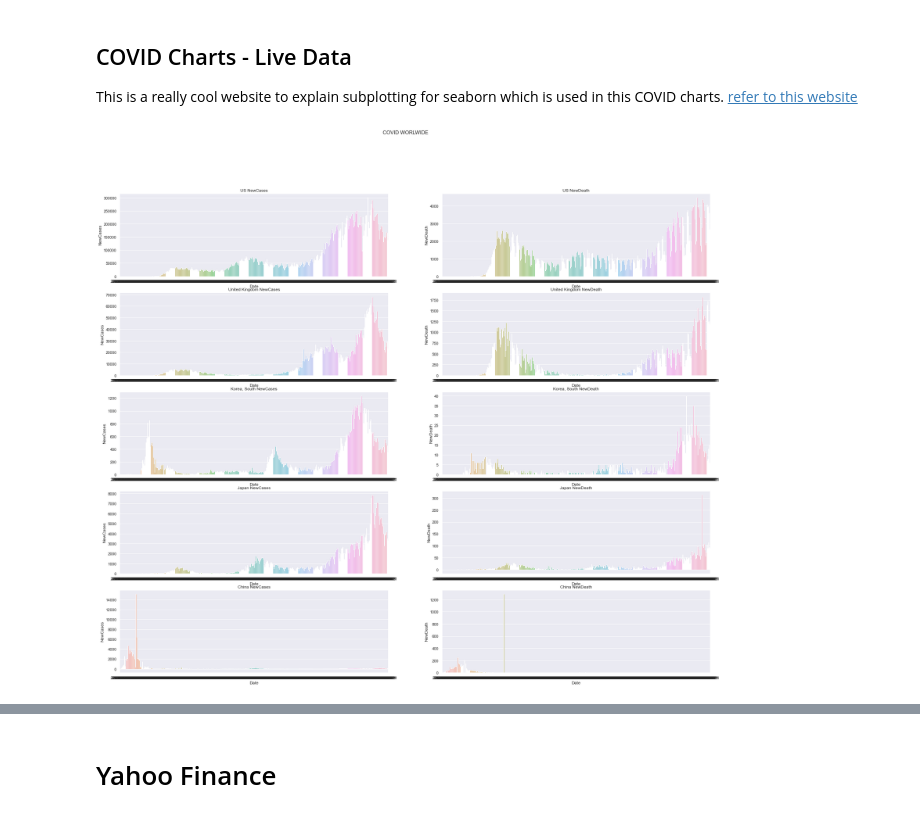
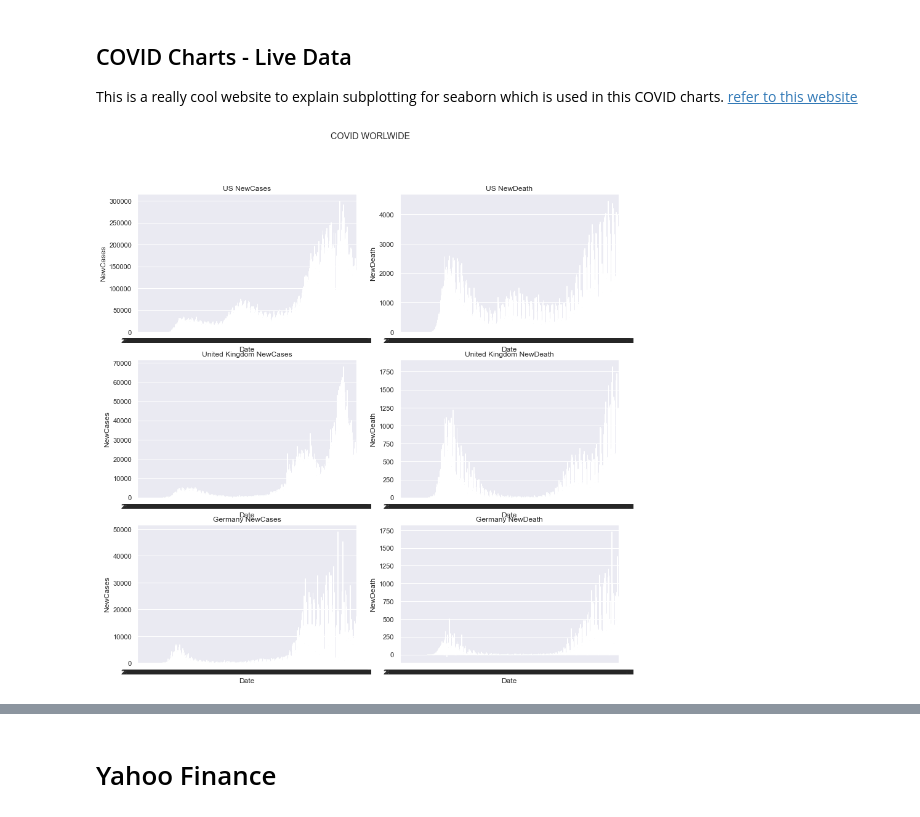
Before and after one commit to RonnyCh/mydsbook, a Jupyter notebook: myBook.ipynb, the cells around one changed output, grey strips where cells are left out. Cells and saved outputs as stored; diff of their text form; code cells hidden in the pictures.

```diff
--- a/myBook.ipynb
+++ b/myBook.ipynb
@@ -1865,30 +1954,31 @@ df_covid['Date'] = pd.to_datetime(df_covid['Date'])
 # %%
 import matplotlib.pyplot as plt
 import seaborn as sns
 
 start_date = '2020-01-01'
 
-country = ['US','United Kingdom','Korea, South','Japan','China']
+country = ['US','United Kingdom','Germany']
+#country = ['US','United Kingdom']
 columns = ['NewCases','NewDeath']
 
-fig, axes = plt.subplots(len(country), len(columns), figsize=(30,25))
+fig, axes = plt.subplots(len(country), len(columns), figsize=(14,14))
 fig.suptitle('COVID WORLWIDE')
 
 for i,d in enumerate(country):
     for n,k in enumerate(columns):
         axes[i,n].set(title=d + ' ' + k)
 
         Country = df_covid[(df_covid['Date']>start_date) & (df_covid['Country']==d)].groupby(['Date','Country']).sum()
         Country.reset_index(inplace=True)
         Country = Country.sort_values(['Date'],ascending=True)     # sort values for cal purpose later on, use ascending otherwise you get negative numbers
         Country['NewDeath']= Country[['Death']].diff()
         Country['NewCases']= Country[['Confirmed']].diff()
         Country['Mortality%']= Country['Death']/Country['Confirmed']*100
         Country['Date'] = Country['Date'].dt.strftime('%d/%m/%Y')
 
-        sns.barplot(ax=axes[i,n],x='Date',y=k,data=Country,label='big')
+        sns.barplot(ax=axes[i,n],x='Date',y=k,data=Country,palette="Blues_d")
 # %% [output]
-[figure, old version]
+[figure, new version]
 # %%
 import matplotlib.pyplot as plt
 f, ax = plt.subplots(figsize=(15, 12))
```
Also changed, not shown: parts of 49 cells of this notebook.
